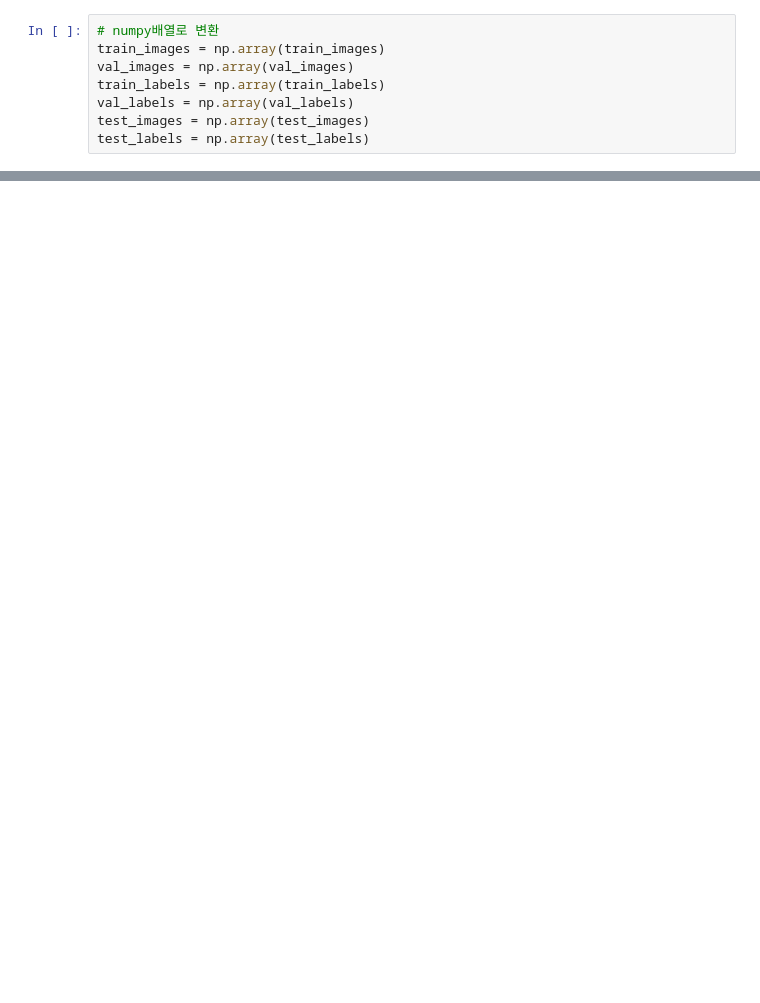
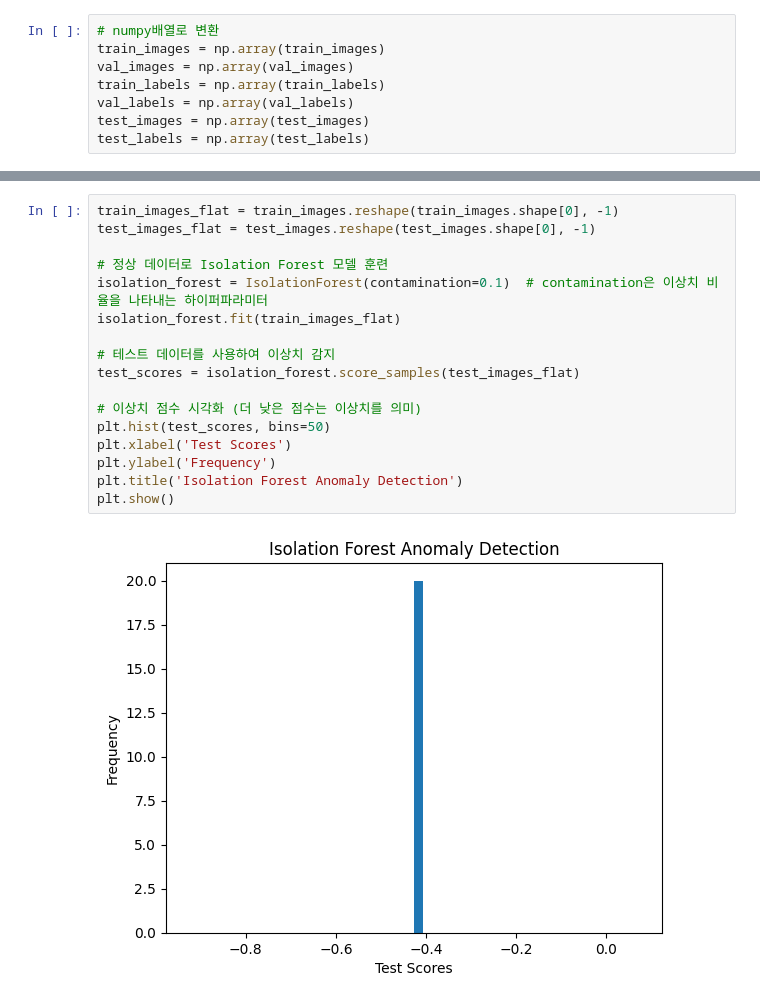
Before and after one commit to Cksdud123/colab, a Jupyter notebook: Anomaly_Detection.ipynb, the cells around one changed output, grey strips where cells are left out. Cells and saved outputs as stored; diff of their text form; blank space fills up the shorter version.

```diff
--- a/Anomaly_Detection.ipynb
+++ b/Anomaly_Detection.ipynb
@@ -162,0 +172,19 @@ plt.show()
+# %%
+train_images_flat = train_images.reshape(train_images.shape[0], -1)
+test_images_flat = test_images.reshape(test_images.shape[0], -1)
+
+# 정상 데이터로 Isolation Forest 모델 훈련
+isolation_forest = IsolationForest(contamination=0.1)  # contamination은 이상치 비율을 나타내는 하이퍼파라미터
+isolation_forest.fit(train_images_flat)
+
+# 테스트 데이터를 사용하여 이상치 감지
+test_scores = isolation_forest.score_samples(test_images_flat)
+
+# 이상치 점수 시각화 (더 낮은 점수는 이상치를 의미)
+plt.hist(test_scores, bins=50)
+plt.xlabel('Test Scores')
+plt.ylabel('Frequency')
+plt.title('Isolation Forest Anomaly Detection')
+plt.show()
+# %% [output]
+[figure, added]
```
Also changed, not shown: parts of 8 cells of this notebook.
